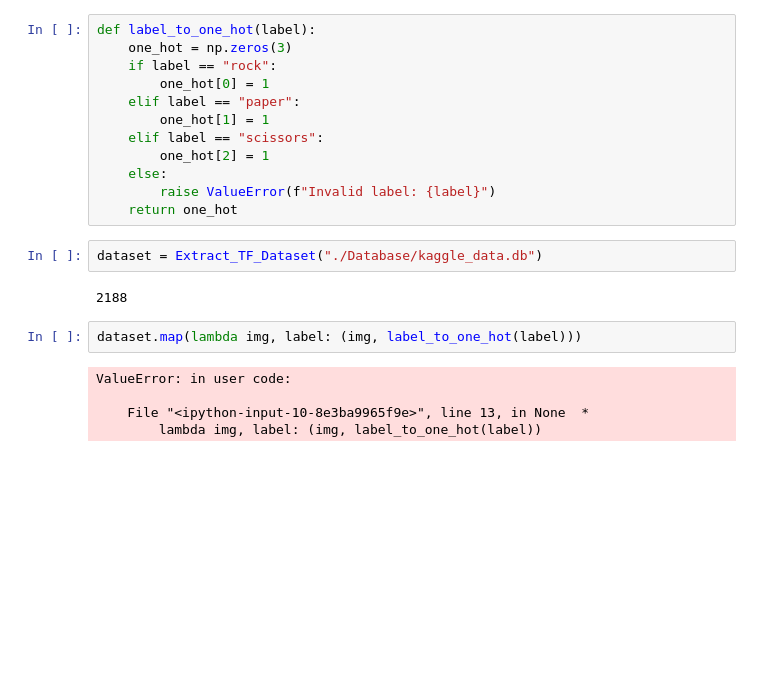
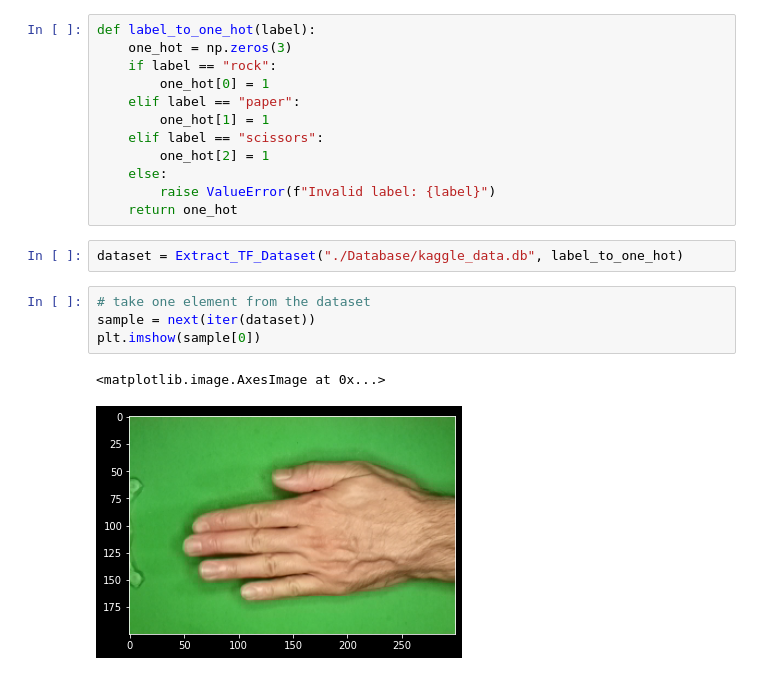
Before and after one commit to TheUnity42/Micro2Project, a Jupyter notebook: TypeA.ipynb, the cells around one changed output. Cells and saved outputs as stored; diff of their text form; blank space fills up the shorter version.

```diff
--- a/TypeA.ipynb
+++ b/TypeA.ipynb
@@ -25,13 +24,11 @@ def label_to_one_hot(label):
         raise ValueError(f"Invalid label: {label}")
     return one_hot
 # %%
-dataset = Extract_TF_Dataset("./Database/kaggle_data.db")
+dataset = Extract_TF_Dataset("./Database/kaggle_data.db", label_to_one_hot)
-# %% [output]
-2188
-# %%
-dataset.map(lambda img, label: (img, label_to_one_hot(label)))
-# %% [output]
-ValueError: in user code:
-
-    File "<ipython-input-10-8e3ba9965f9e>", line 13, in None  *
-        lambda img, label: (img, label_to_one_hot(label))
+# %%
+# take one element from the dataset
+sample = next(iter(dataset))
+plt.imshow(sample[0])
+# %% [output]
+<matplotlib.image.AxesImage at 0x...>
+[figure, added]
```
Also changed, not shown: parts of 2 cells of this notebook, 4 other files.
